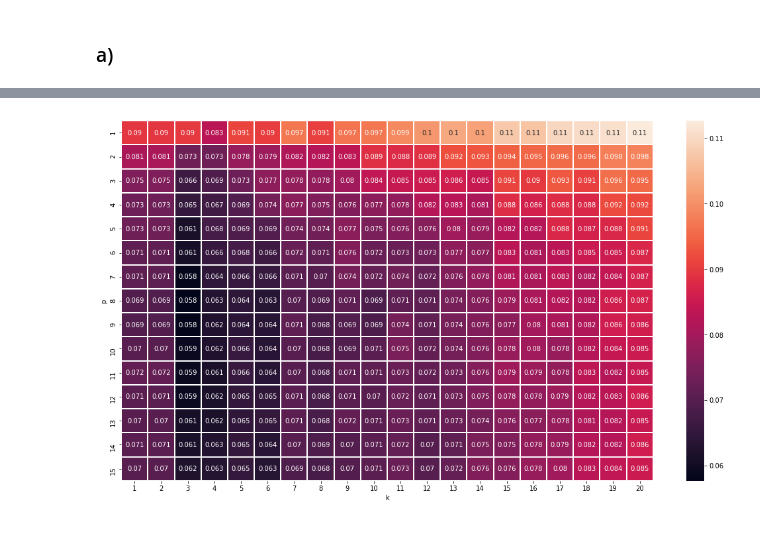
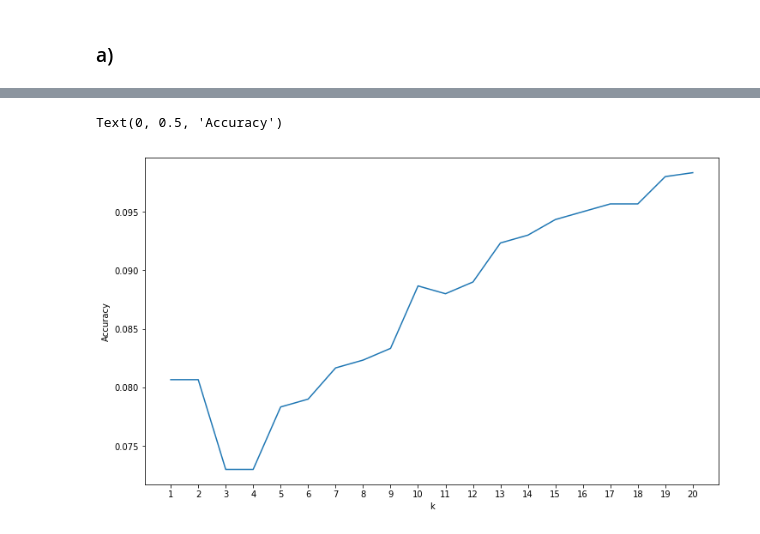
Before and after one commit to lapalap/2DI70, a Jupyter notebook: kNN/kNN-parallel.ipynb, the cells around one changed output, grey strips where cells are left out. Saved outputs shown, nothing was run; the diff lists cells and outputs as text; code cells hidden in the pictures.

```diff
--- a/kNN/kNN-parallel.ipynb
+++ b/kNN/kNN-parallel.ipynb
@@ -176,10 +167,0 @@ Calculating distances. This could take some time ...
-# %%
-fig, ax = plt.subplots(figsize=(18,10))
-ax = sns.heatmap(np.reshape(LOOCV_results_Mink, (15,20)), linewidth=1, annot= True)
-plt.xlabel('k')
-plt.ylabel('p')
-ax.set_xticklabels(range(1,21))
-ax.set_yticklabels(range(1,16))
-plt.show()
-# %% [output]
-[figure, removed]
@@ -193,0 +168,10 @@ for k in tqdm(range(20,0,-1)):
+# %%
+fig, ax = plt.subplots(figsize=(12,7))
+
+ax = sns.lineplot(x=[i for i in range(1,21)], y=LOOCV_big_results[::-1])
+plt.xticks([i for i in range(1,21)])
+plt.xlabel('k')
+plt.ylabel('Loss')
+# %% [output]
+Text(0, 0.5, 'Accuracy')
+[figure, added]
```
Also changed, not shown: parts of 12 cells of this notebook, 3 other files.
